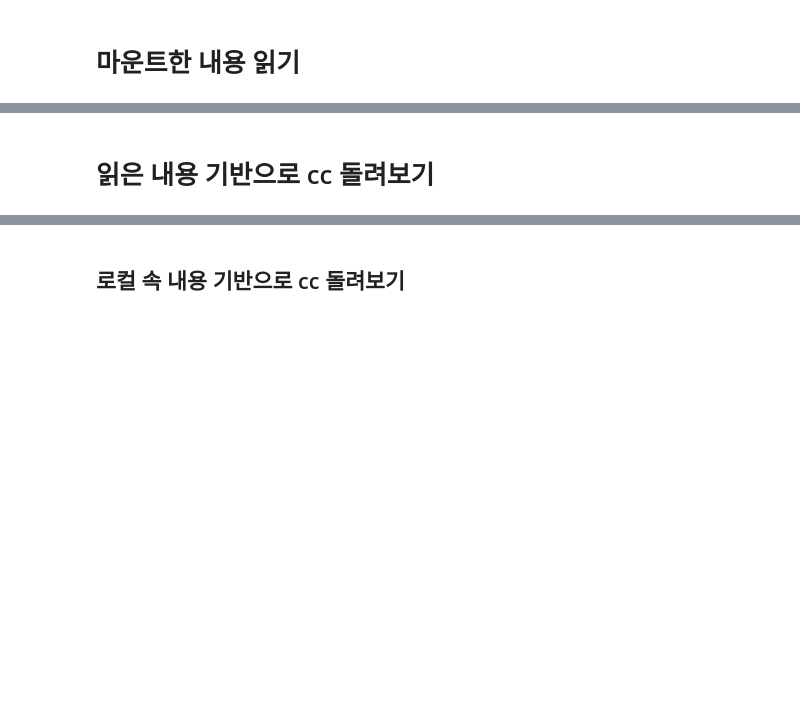
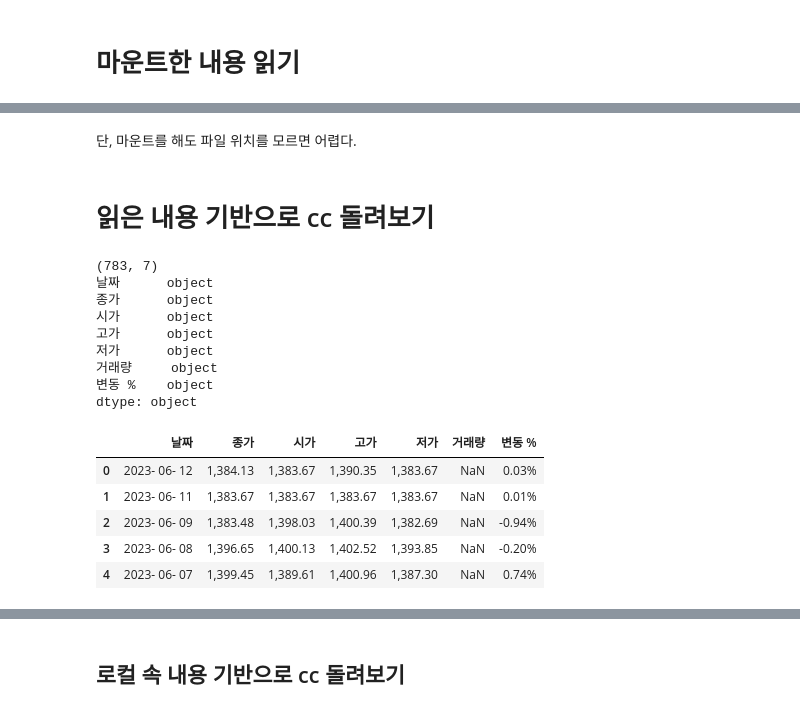
Before and after one commit to chltjs1921/colab-extension, a Jupyter notebook: colab_cc_connection.ipynb, the cells around one changed output, grey strips where cells are left out. Drawn from its saved outputs; the diff is of its cells as text; code cells hidden in the pictures; blank space fills up the shorter version.

```diff
--- a/colab_cc_connection.ipynb
+++ b/colab_cc_connection.ipynb
@@ -53,2 +59,26 @@ ValueError: mount failed
+# %%
+df = pd.read_csv(r'/content/drive/MyDrive/Euro Current/EUR_KRW.csv')
+# %% [markdown]
+단, 마운트를 해도 파일 위치를 모르면 어렵다.
 # %% [markdown]
 # 읽은 내용 기반으로 cc 돌려보기
+# %%
+print(df.shape)
+print(df.dtypes)
+df.head()
+# %% [output]
+(783, 7)
+날짜      object
+종가      object
+시가      object
+고가      object
+저가      object
+거래량     object
+변동 %    object
+dtype: object
+|  | 날짜 | 종가 | 시가 | 고가 | 저가 | 거래량 | 변동 % |
+| 0 | 2023- 06- 12 | 1,384.13 | 1,383.67 | 1,390.35 | 1,383.67 | NaN | 0.03% |
+| 1 | 2023- 06- 11 | 1,383.67 | 1,383.67 | 1,383.67 | 1,383.67 | NaN | 0.01% |
+| 2 | 2023- 06- 09 | 1,383.48 | 1,398.03 | 1,400.39 | 1,382.69 | NaN | -0.94% |
+| 3 | 2023- 06- 08 | 1,396.65 | 1,400.13 | 1,402.52 | 1,393.85 | NaN | -0.20% |
+| 4 | 2023- 06- 07 | 1,399.45 | 1,389.61 | 1,400.96 | 1,387.30 | NaN | 0.74% |
```
Also changed, not shown: parts of 7 cells of this notebook.
